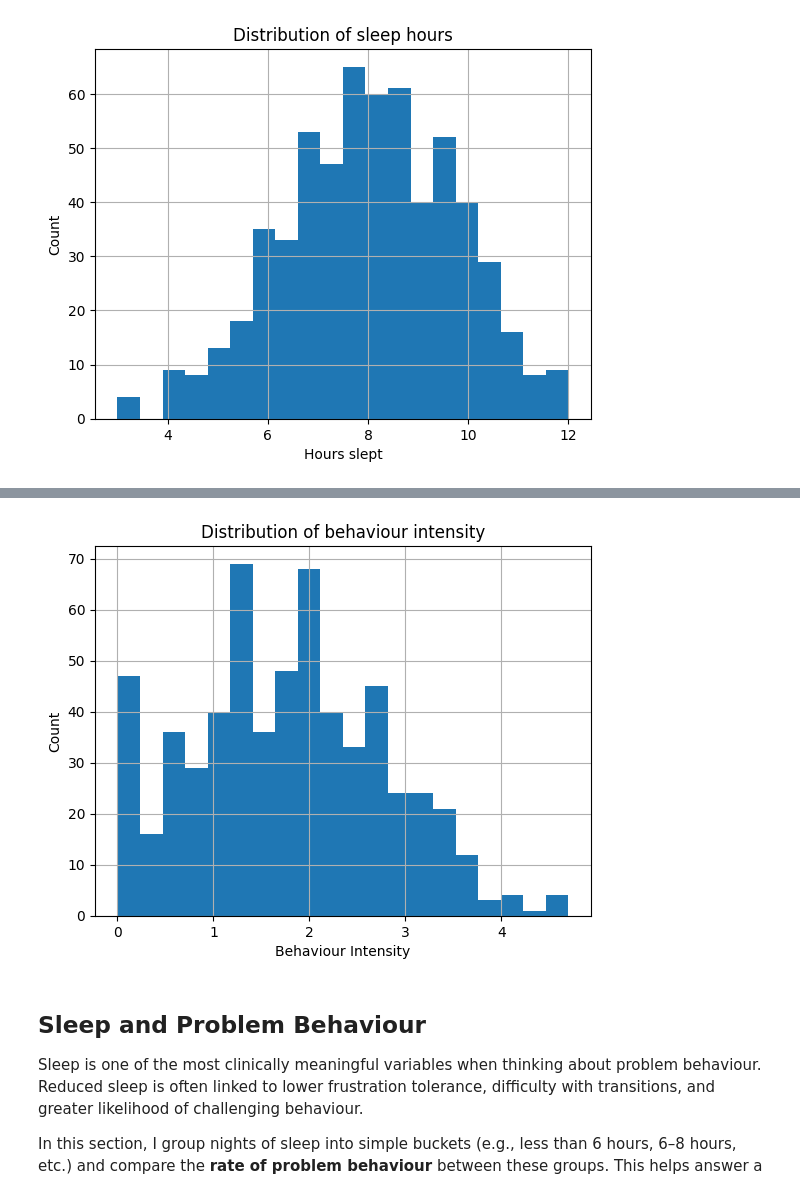
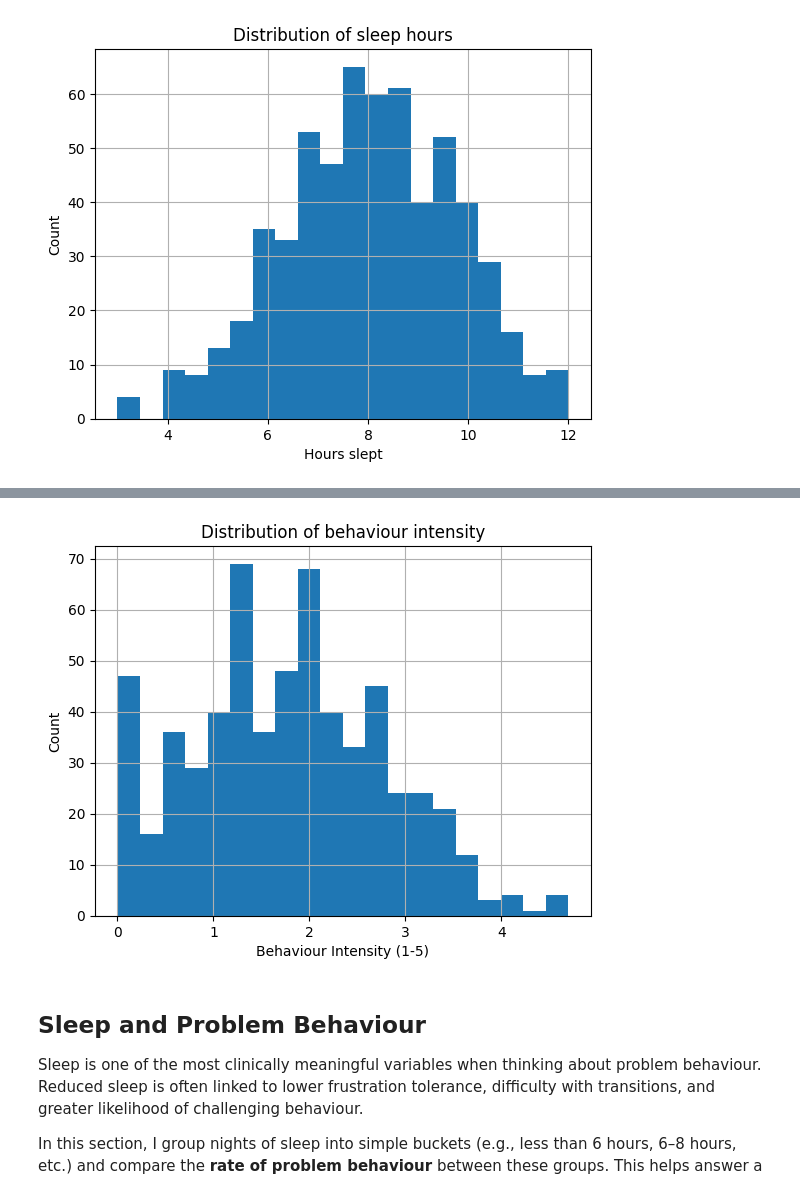
Before and after one commit to wasehhh/aba_behaviour_analysis, a Jupyter notebook: notebooks/01_eda_behavior.ipynb, the cells around one changed output, grey strips where cells are left out. Drawn from its saved outputs; the diff is of its cells as text; code cells hidden in the pictures.

```diff
--- a/notebooks/01_eda_behavior.ipynb
+++ b/notebooks/01_eda_behavior.ipynb
@@ -117,11 +117,11 @@ plt.show()
 # %%
 df["behavior_intensity"].hist(bins=20)
-plt.xlabel("Behaviour Intensity")
+plt.xlabel("Behaviour Intensity (1-5)")
 plt.ylabel("Count")
 plt.title("Distribution of behaviour intensity")
 plt.show()
 # %% [output]
-[figure, old version]
+[figure, new version]
 # %% [markdown]
 ## Sleep and Problem Behaviour
 Sleep is one of the most clinically meaningful variables when thinking about problem behaviour. Reduced sleep is often linked to lower frustration tolerance, difficulty with transitions, and greater likelihood of challenging behaviour.
```
Also changed, not shown: parts of 2 cells of this notebook.
